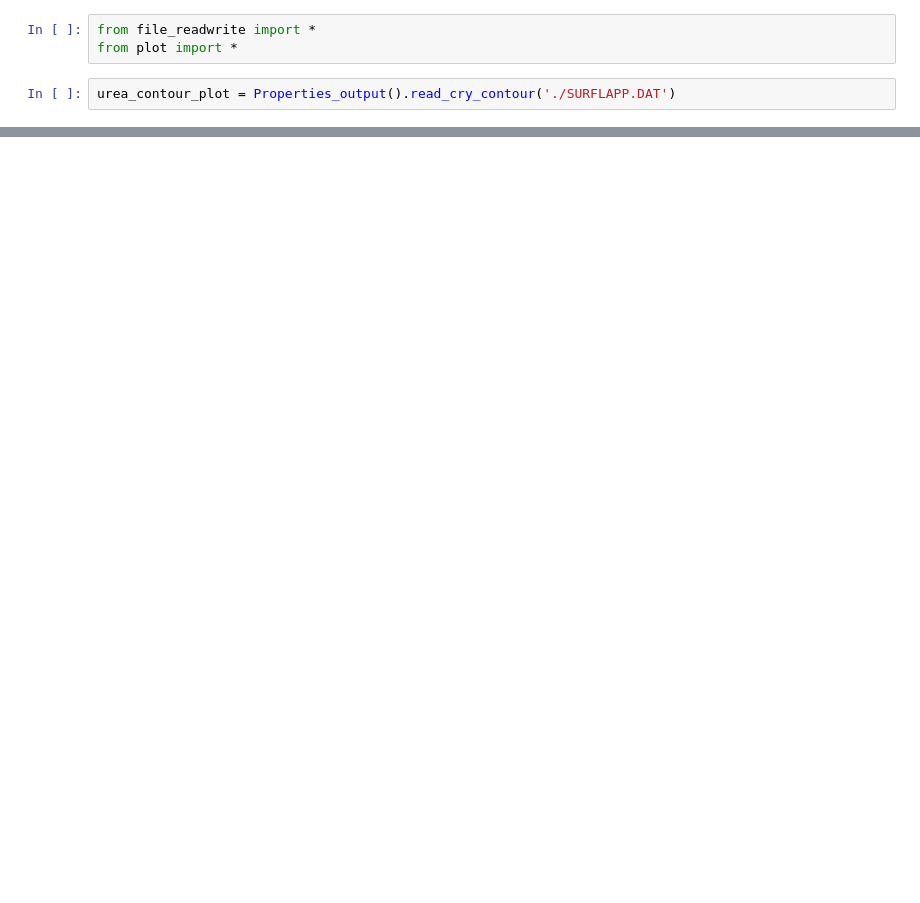
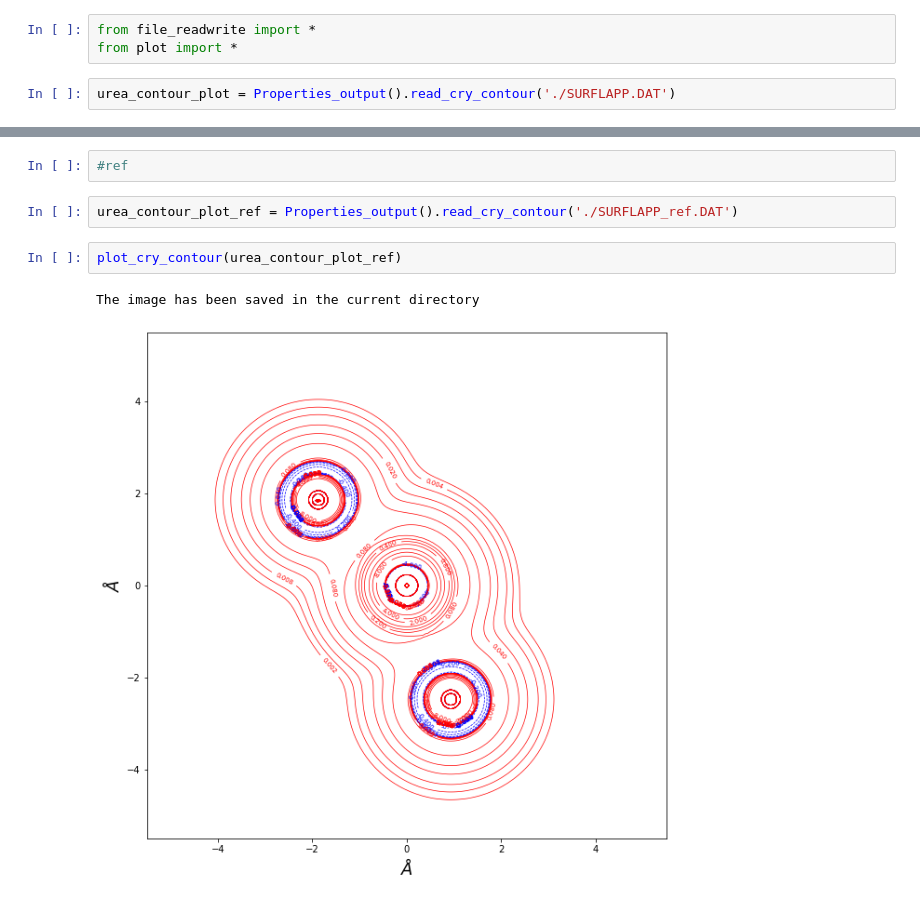
Before and after one commit to crystal-code-tools/CRYSTALpytools, a Jupyter notebook: crystal_functions/debug_nb.ipynb, the cells around one changed output, grey strips where cells are left out. Cells and saved outputs as stored; diff of their text form; blank space fills up the shorter version.

```diff
--- a/crystal_functions/debug_nb.ipynb
+++ b/crystal_functions/debug_nb.ipynb
@@ -10,0 +11,9 @@ The image has been saved in the current directory
+# %%
+#ref
+# %%
+urea_contour_plot_ref = Properties_output().read_cry_contour('./SURFLAPP_ref.DAT')
+# %%
+plot_cry_contour(urea_contour_plot_ref)
+# %% [output]
+The image has been saved in the current directory
+[figure, added]
```
Also changed, not shown: parts of 2 cells of this notebook, 6 other files.
